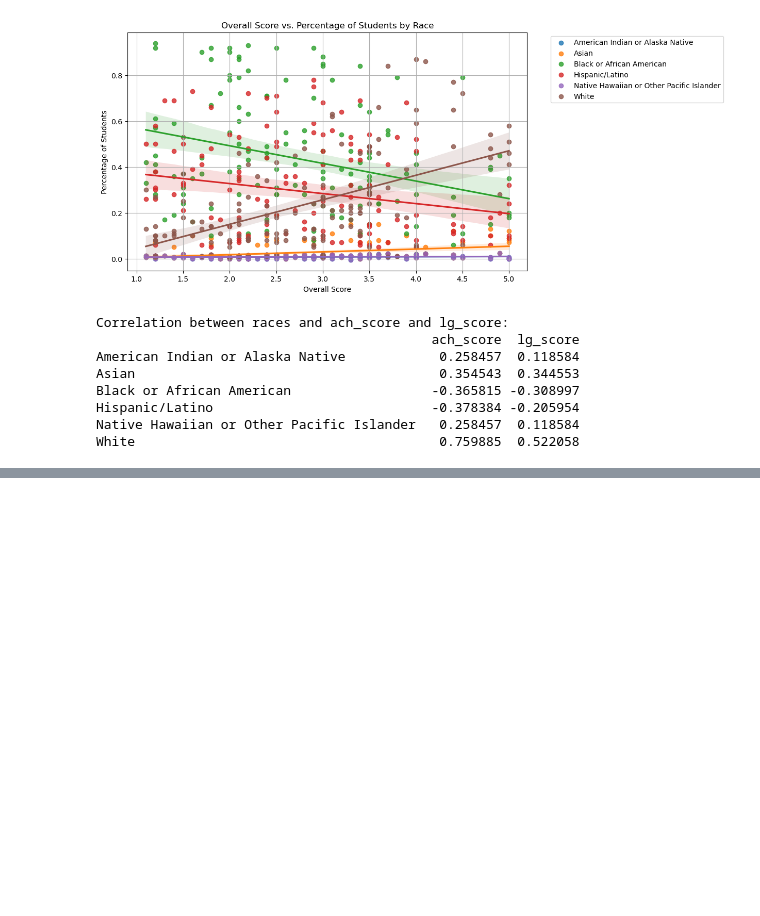
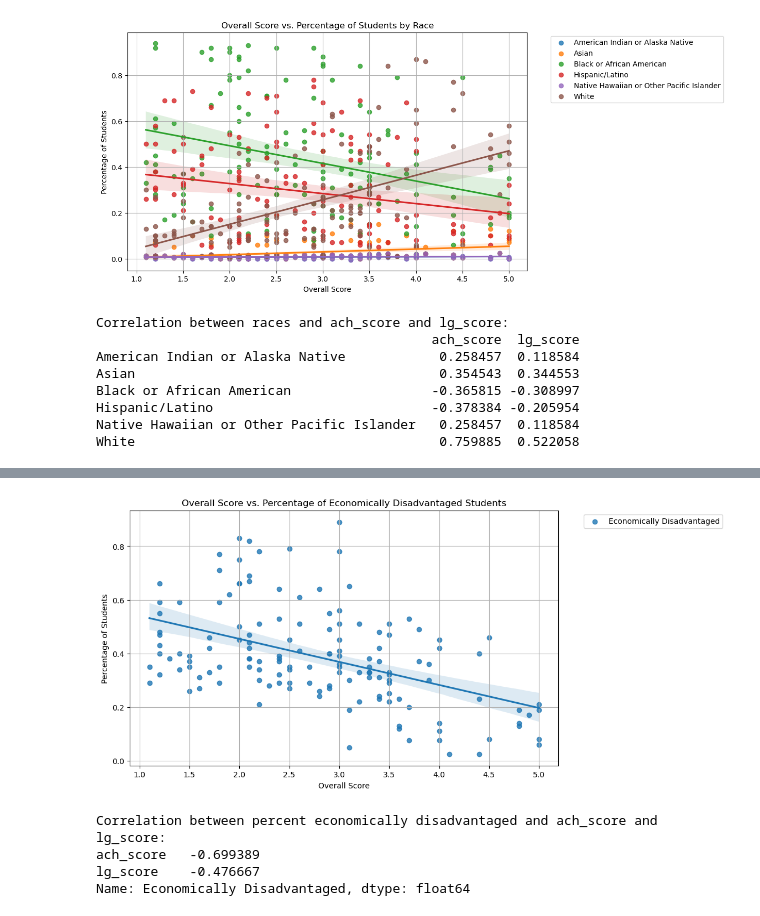
Before and after one commit to jessicabohannon/CAPSTONE, a Jupyter notebook: notebooks/capstone_eda.ipynb, the cells around one changed output, grey strips where cells are left out. Cells and saved outputs as stored; diff of their text form; code cells hidden in the pictures; blank space fills up the shorter version.

```diff
--- a/notebooks/capstone_eda.ipynb
+++ b/notebooks/capstone_eda.ipynb
@@ -348,0 +369,38 @@ White                                       0.759885  0.522058
+# %%
+# Scatterplot of Economically Disadvantaged and Overall Score
+
+# Dropping rows with missing values
+selected = enrollment_and_academic[['lg_score', 'Economically Disadvantaged']].dropna()
+
+# Scatterplot with trendlines
+plt.figure(figsize=(10, 6))
+sns.regplot(data=selected, x='lg_score', y='Economically Disadvantaged', label='Economically Disadvantaged') # add scatter=False to show only trendlines
+
+plt.xlabel('Overall Score')
+plt.ylabel('Percentage of Students')
+plt.title('Overall Score vs. Percentage of Economically Disadvantaged Students')
+plt.legend(bbox_to_anchor=(1.05, 1), loc='upper left')
+plt.grid(True)
+plt.show()
+# %% [output]
+[figure, added]
+# %%
+# Correlation, scores and $
+
+# Select columns for correlation analysis
+columns_of_interest = ['Economically Disadvantaged'] + ['ach_score', 'lg_score']
+
+# Calculate correlation matrix
+correlation_matrix = enrollment_and_academic[columns_of_interest].corr()
+
+# Extract correlations of races with ach_score and lg_score
+econ_correlations = correlation_matrix.loc['Economically Disadvantaged', ['ach_score', 'lg_score']]
+
+# Print correlation matrix
+print("Correlation between percent economically disadvantaged and ach_score and lg_score:")
+print(econ_correlations)
+# %% [output]
+Correlation between percent economically disadvantaged and ach_score and lg_score:
+ach_score   -0.699389
+lg_score    -0.476667
+Name: Economically Disadvantaged, dtype: float64
```
Also changed, not shown: parts of 11 cells of this notebook.
